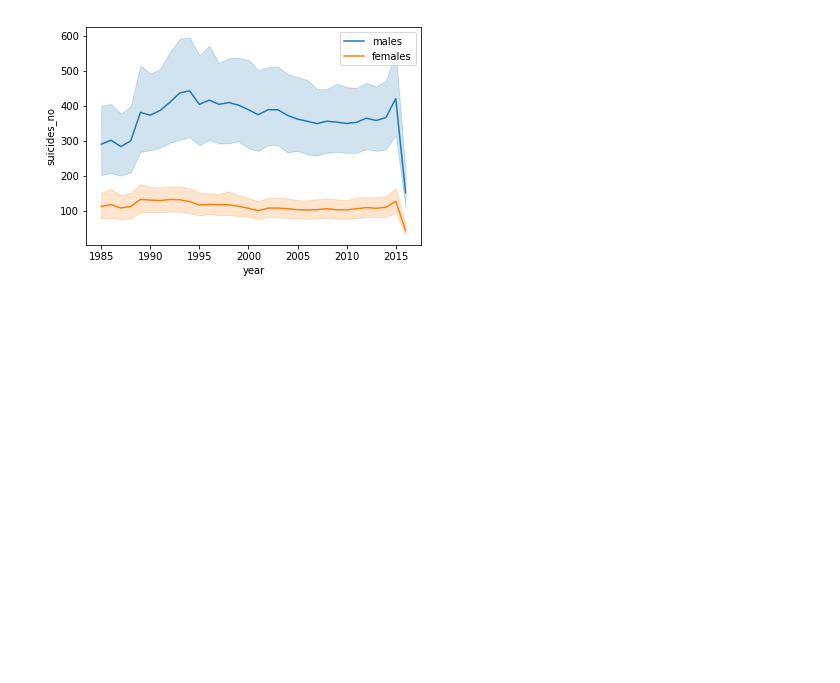
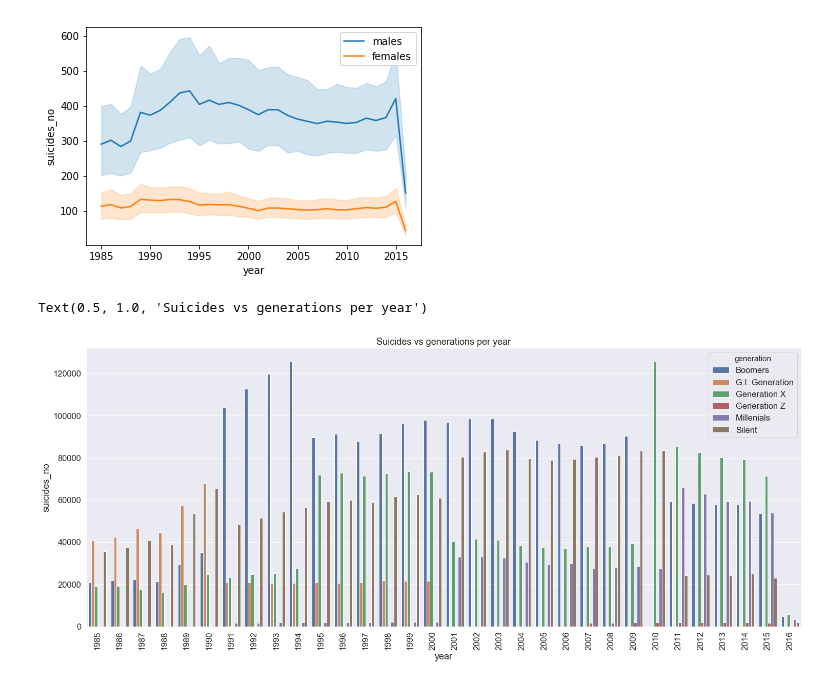
Before and after one commit to damikanye/capstone-project, a Jupyter notebook: Capstone project.ipynb, the cells around one changed output. Drawn from its saved outputs; the diff is of its cells as text; code cells hidden in the pictures; blank space fills up the shorter version.

```diff
--- a/Capstone project.ipynb
+++ b/Capstone project.ipynb
@@ -104,3 +153,13 @@ q = sns.lineplot(x='year', y='suicides_no', data=female_population)
 _ = plt.legend(['males', 'females'])
 # %% [output]
 [figure]
+# %%
+#Suicides vs generations per year
+df = df[['suicides_no','generation','year']].groupby(['generation','year']).sum().reset_index()
+plt.figure(figsize=(25,10))
+sns.set(font_scale=1.5)
+plt.xticks(rotation=90)
+sns.barplot(y='suicides_no', x='year', hue='generation', data=df, palette='deep').set_title('Suicides vs generations per year')
+# %% [output]
+Text(0.5, 1.0, 'Suicides vs generations per year')
+[figure, added]
```
Also changed, not shown: parts of 8 cells of this notebook, 4 other files.
